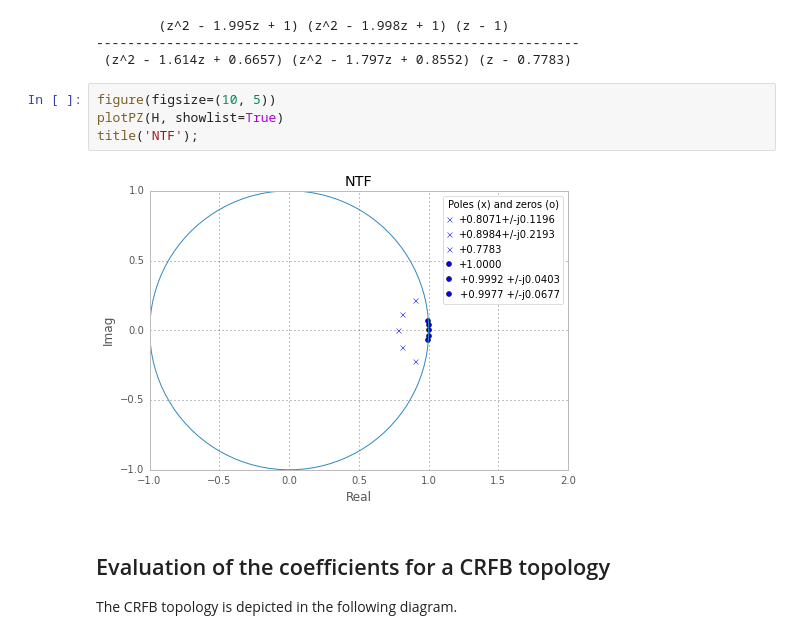
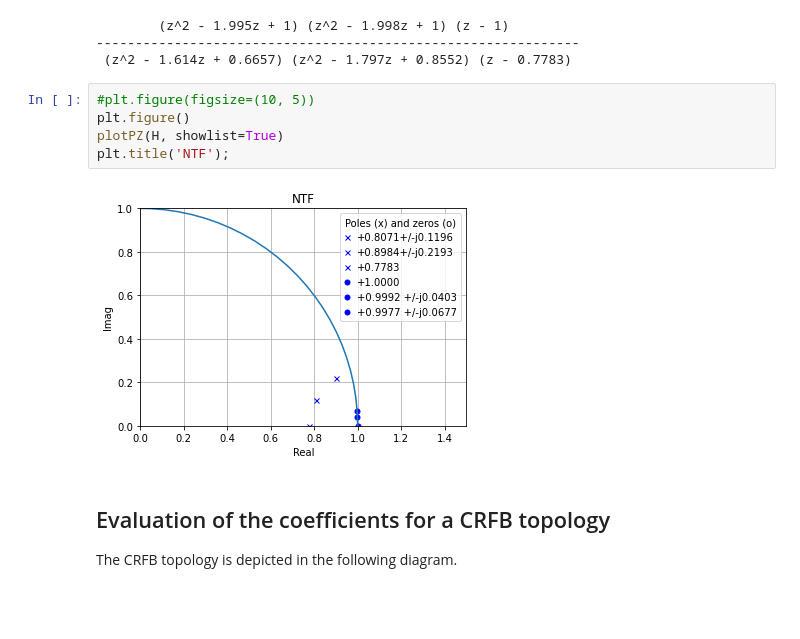
Before and after one commit to ggventurini/python-deltasigma, a Jupyter notebook: examples/dsdemo3.ipynb, the cells around one changed output. Cells and saved outputs as stored; diff of their text form; blank space fills up the shorter version.

```diff
--- a/examples/dsdemo3.ipynb
+++ b/examples/dsdemo3.ipynb
@@ -56,11 +55,12 @@ print(pretty_lti(H))
 --------------------------------------------------------------
  (z^2 - 1.614z + 0.6657) (z^2 - 1.797z + 0.8552) (z - 0.7783)
 # %%
-figure(figsize=(10, 5))
+#plt.figure(figsize=(10, 5))
+plt.figure()
 plotPZ(H, showlist=True)
-title('NTF');
+plt.title('NTF');
 # %% [output]
-[figure, old version]
+[figure, new version]
 # %% [markdown]
 ## Evaluation of the coefficients for a CRFB topology
 The CRFB topology is depicted in the following diagram.
```
Also changed, not shown: parts of 10 cells of this notebook, 1 other file.
